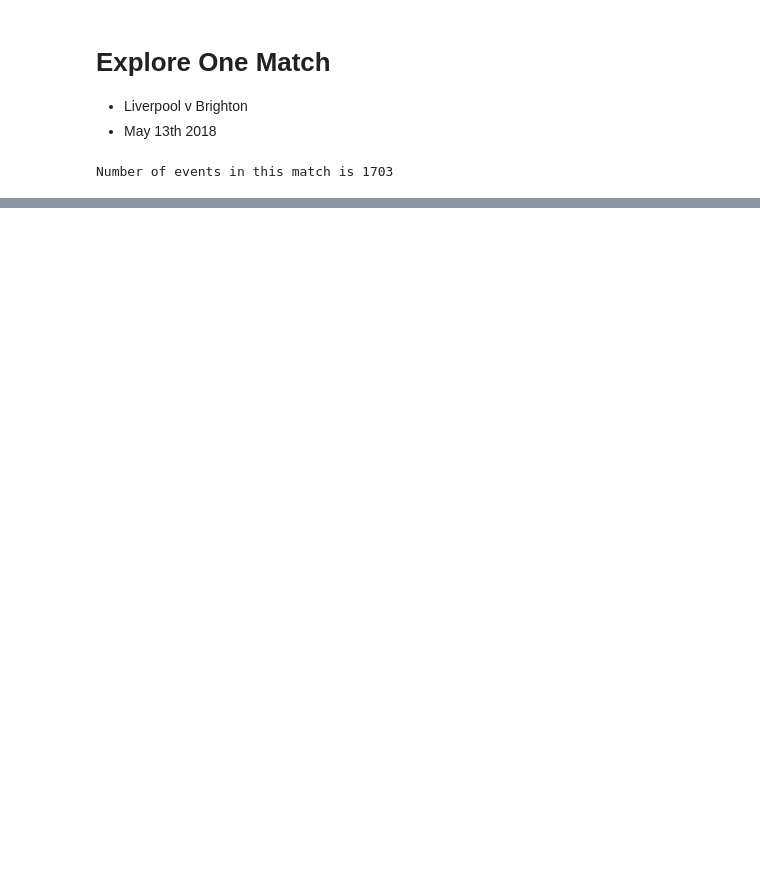
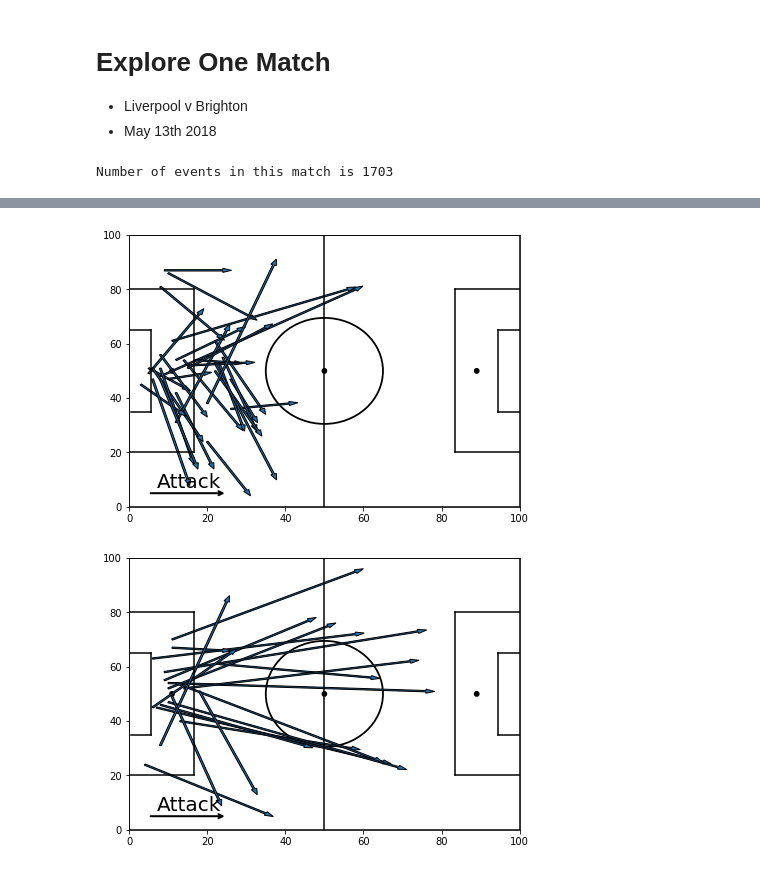
Before and after one commit to AndrewWalker251/football_analytics, a Jupyter notebook: Data Exploration.ipynb, the cells around one changed output, grey strips where cells are left out. Cells and saved outputs as stored; diff of their text form; code cells hidden in the pictures; blank space fills up the shorter version.

```diff
--- a/Data Exploration.ipynb
+++ b/Data Exploration.ipynb
@@ -105,0 +276,5 @@ example_game.home_lineup
+# %%
+example_game.display_keeper_distribution()
+# %% [output]
+[figure, added]
+[figure, added]
```
Also changed, not shown: parts of 17 cells of this notebook, 2 other files.
